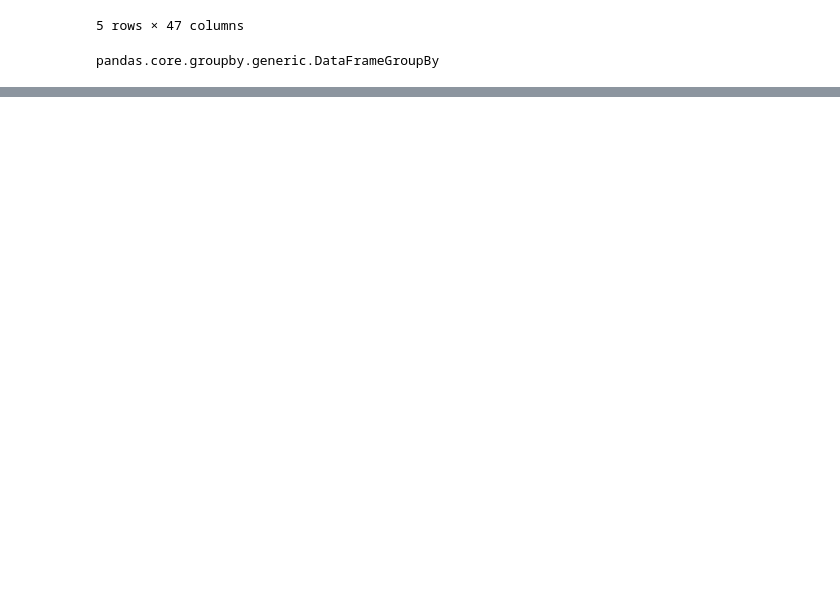
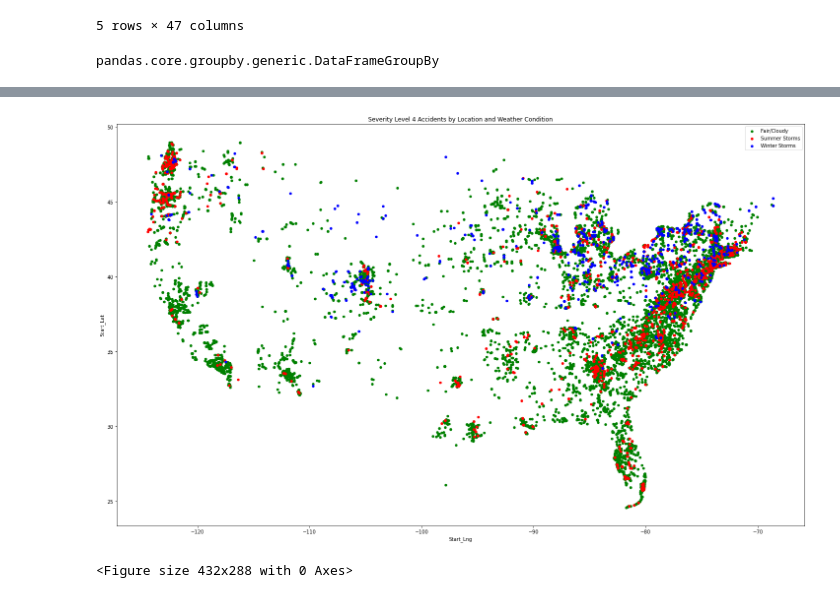
Before and after one commit to EmilyZ9392/Project-1-LJE, a Jupyter notebook: emily.ipynb, the cells around one changed output, grey strips where cells are left out. Saved outputs shown, nothing was run; the diff lists cells and outputs as text; code cells hidden in the pictures; blank space fills up the shorter version.

```diff
--- a/emily.ipynb
+++ b/emily.ipynb
@@ -202,0 +226,18 @@ ValueError: The truth value of a Series is ambiguous. Use a.empty, a.bool(), a.i
+# %%
+fig, ax = plt.subplots(figsize=(25, 15))
+
+
+colors= {
+    'Summer Storms':'red',
+    'Fair/Cloudy': 'green',
+    'Winter Storms': 'blue',
+}
+
+grouped = winter_summer_df.groupby('Weather_Condition')
+for key, group in grouped:
+    group.plot(ax=ax, kind='scatter', x='Start_Lng', y='Start_Lat', ylabel = '', xlabel= '', title = "Severity Level 4 Accidents by Location and Weather Condition", label=key, color=colors[key])
+plt.show()
+plt.savefig("Sev4_loc_cond.png")
+# %% [output]
+[figure, added]
+<Figure size 432x288 with 0 Axes>
```
Also changed, not shown: parts of 9 cells of this notebook.
